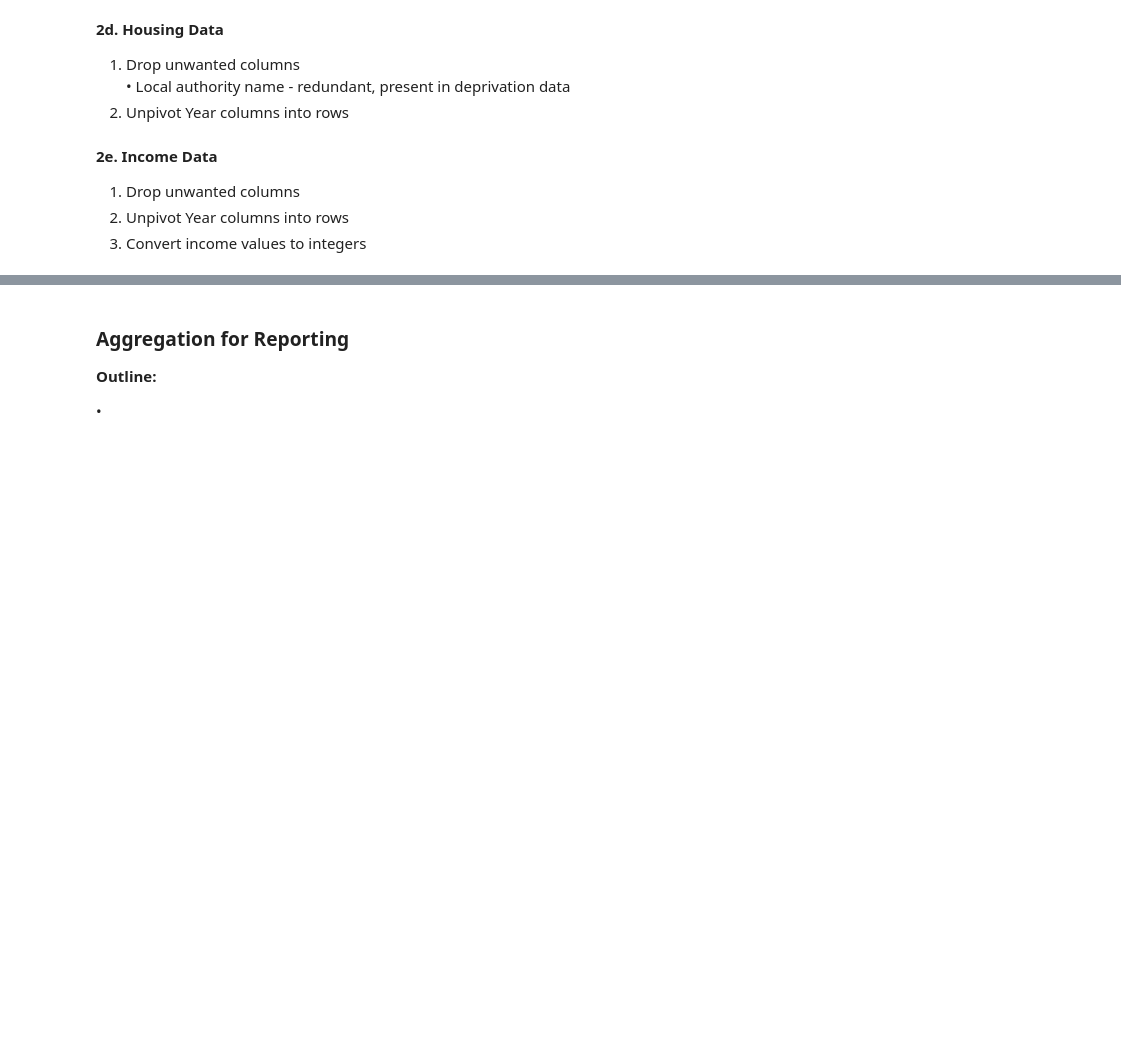
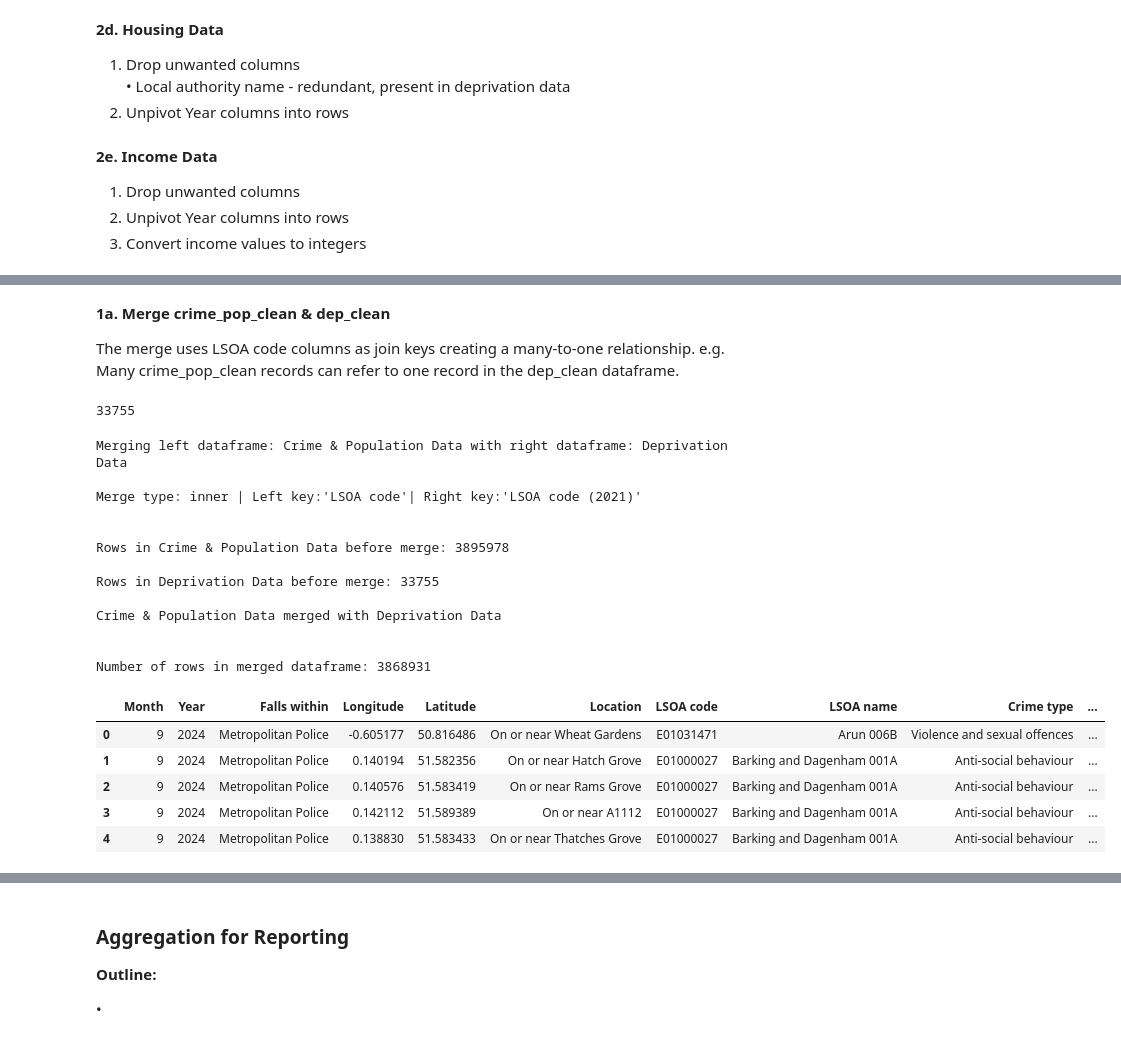
Before and after one commit to teannacottey/Python_Crime_Data_Engineering_Pipeline, a Jupyter notebook: crime_data_engineering_pipeline.ipynb, the cells around one changed output, grey strips where cells are left out. Cells and saved outputs as stored; diff of their text form; code cells hidden in the pictures; blank space fills up the shorter version.

Commit message:
4th Commit: Cleaning Continued + Merging Began

```diff
--- a/crime_data_engineering_pipeline.ipynb
+++ b/crime_data_engineering_pipeline.ipynb
@@ -519,0 +536,10 @@ Data cleaning steps performed:
+# %%
+# aggregate population columns to a single column
+cat_cols = ['PFA 2023 Code','PFA 2023 Name'] #categorical columns
+pop_cols = [col for col in pop_raw.columns if col not in cat_cols]
+
+#sum population columns vertically (by values in each column) and horizontally (across columns)
+pop_pre = pop_raw.groupby(['PFA 2023 Name', 'Year'])[pop_cols].sum().sum(axis=1).reset_index()
+pop_pre.columns = ['Force', 'Year', 'Population']
+
+pop_pre.head(4)
@@ -519,0 +597,3 @@ Data cleaning steps performed:
+# %%
+pop_pre2 = proj_pop(pop_pre, 'Force', 'Year', 'Population', 2025)
+pop_pre2.head(5)
@@ -527,6 +615,6 @@ force_name_dict = {
 }
 # %%
 #run function + reassign cleaned dataframe to a new variable
-pop_clean = clean_data(pop_raw, 'Population Data',force_name_dict=force_name_dict, force_col='PFA 2023 Name')
+pop_clean = clean_data(pop_pre2, 'Population Data',force_name_dict=force_name_dict, force_col='Force')
 # %%
 #perform data quality check on cleaned data
@@ -644,0 +783,19 @@ qual_check(inc_clean, "Cleaned Income Data", cat_cols=['Country/Region name'])
+# %%
+#run merge_data function
+crime_pop_merge = merge_data(
+    crime_clean, 'Crime Data',
+    pop_clean, 'Population Data',
+    merge_type='inner',
+    left_key=['Falls within','Year'],
+    right_key=['Force','Year']
+)
+# %% [markdown]
+**1a. Merge crime_pop_clean & dep_clean**
+
+The merge uses LSOA code columns as join keys creating a many-to-one relationship. e.g. Many crime_pop_clean records can refer to one record in the dep_clean dataframe.
+# %%
+#check for unique LSOA codes for each record, numbers should be the same if true
+dep_clean['LSOA code (2021)'].nunique()
+len(dep_clean)
+# %% [output]
+33755
@@ -644,0 +805,29 @@ qual_check(inc_clean, "Cleaned Income Data", cat_cols=['Country/Region name'])
+# %%
+#run merge_data function
+cp_dep_merge = merge_data(
+    crime_pop_merge, 'Crime & Population Data',
+    dep_clean, 'Deprivation Data',
+    merge_type='inner',
+    left_key= 'LSOA code',
+    right_key='LSOA code (2021)'
+)
+# %% [output]
+Merging left dataframe: Crime & Population Data with right dataframe: Deprivation Data
+
+Merge type: inner | Left key:'LSOA code'| Right key:'LSOA code (2021)'
+
+
+Rows in Crime & Population Data before merge: 3895978
+
+Rows in Deprivation Data before merge: 33755
+
+Crime & Population Data merged with Deprivation Data
+
+
+Number of rows in merged dataframe: 3868931
+|  | Month | Year | Falls within | Longitude | Latitude | Location | LSOA code | LSOA name | Crime type | ... |
+| 0 | 9 | 2024 | Metropolitan Police | -0.605177 | 50.816486 | On or near Wheat Gardens | E01031471 | Arun 006B | Violence and sexual offences | ... |
+| 1 | 9 | 2024 | Metropolitan Police | 0.140194 | 51.582356 | On or near Hatch Grove | E01000027 | Barking and Dagenham 001A | Anti-social behaviour | ... |
+| 2 | 9 | 2024 | Metropolitan Police | 0.140576 | 51.583419 | On or near Rams Grove | E01000027 | Barking and Dagenham 001A | Anti-social behaviour | ... |
+| 3 | 9 | 2024 | Metropolitan Police | 0.142112 | 51.589389 | On or near A1112 | E01000027 | Barking and Dagenham 001A | Anti-social behaviour | ... |
+| 4 | 9 | 2024 | Metropolitan Police | 0.138830 | 51.583433 | On or near Thatches Grove | E01000027 | Barking and Dagenham 001A | Anti-social behaviour | ... |
```
Also changed, not shown: parts of 15 cells of this notebook.
